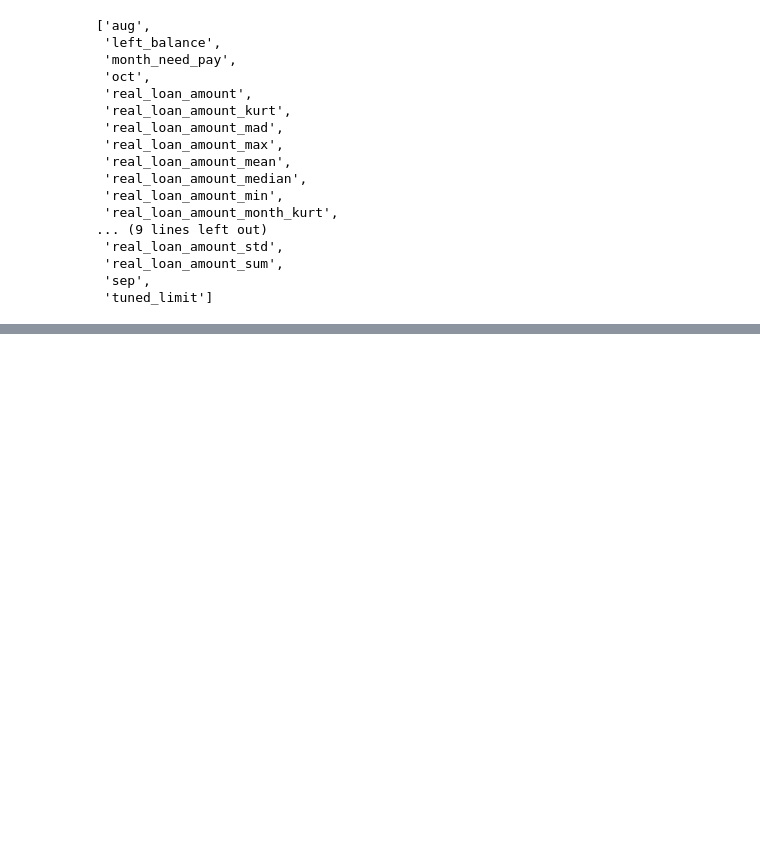
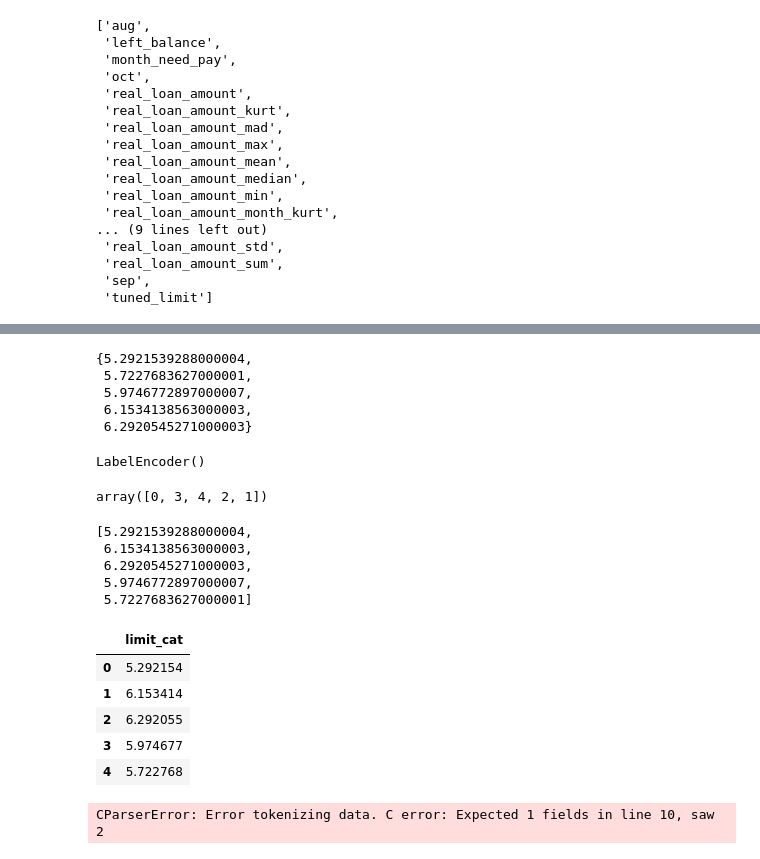
Before and after one commit to fengchuimuhua/fantasy, a Jupyter notebook: src/feature/user_agg.ipynb, the cells around one changed output, grey strips where cells are left out. Saved outputs shown, nothing was run; the diff lists cells and outputs as text; code cells hidden in the pictures; blank space fills up the shorter version.

```diff
--- a/src/feature/user_agg.ipynb
+++ b/src/feature/user_agg.ipynb
@@ -498,0 +529,8 @@ list(train_feature_names)
+# %%
+set(user_df.limit)
+# %% [output]
+{5.2921539288000004,
+ 5.7227683627000001,
+ 5.9746772897000007,
+ 6.1534138563000003,
+ 6.2920545271000003}
@@ -498,0 +541,33 @@ list(train_feature_names)
+# %%
+le = preprocessing.LabelEncoder()
+# %%
+le.fit(list(set(user_df.limit)))
+# %% [output]
+LabelEncoder()
+# %%
+le.transform(list(set(user_df.limit)))
+# %% [output]
+array([0, 3, 4, 2, 1])
+# %%
+list(set(user_df.limit))
+# %% [output]
+[5.2921539288000004,
+ 6.1534138563000003,
+ 6.2920545271000003,
+ 5.9746772897000007,
+ 5.7227683627000001]
+# %%
+user_df['limit_cat'] = le.transform(user_df.limit)
+# %%
+pd.DataFrame( data={'limit_cat' :list(set(user_df.limit)) })
+# %% [output]
+|  | limit_cat |
+| 0 | 5.292154 |
+| 1 | 6.153414 |
+| 2 | 6.292055 |
+| 3 | 5.974677 |
+| 4 | 5.722768 |
+# %%
+limit_date_df  = pd.read_table('limit_date_dim.cclk_user_cate_cnt')
+# %% [output]
+CParserError: Error tokenizing data. C error: Expected 1 fields in line 10, saw 2
```
Also changed, not shown: parts of 10 cells of this notebook, 2 other files.
